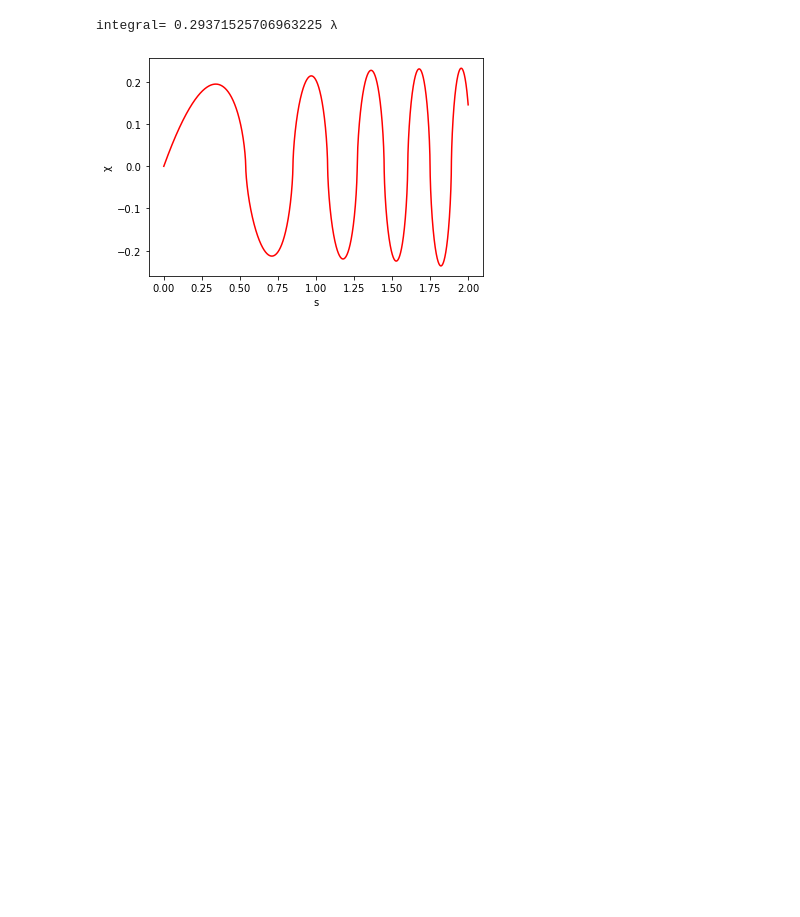
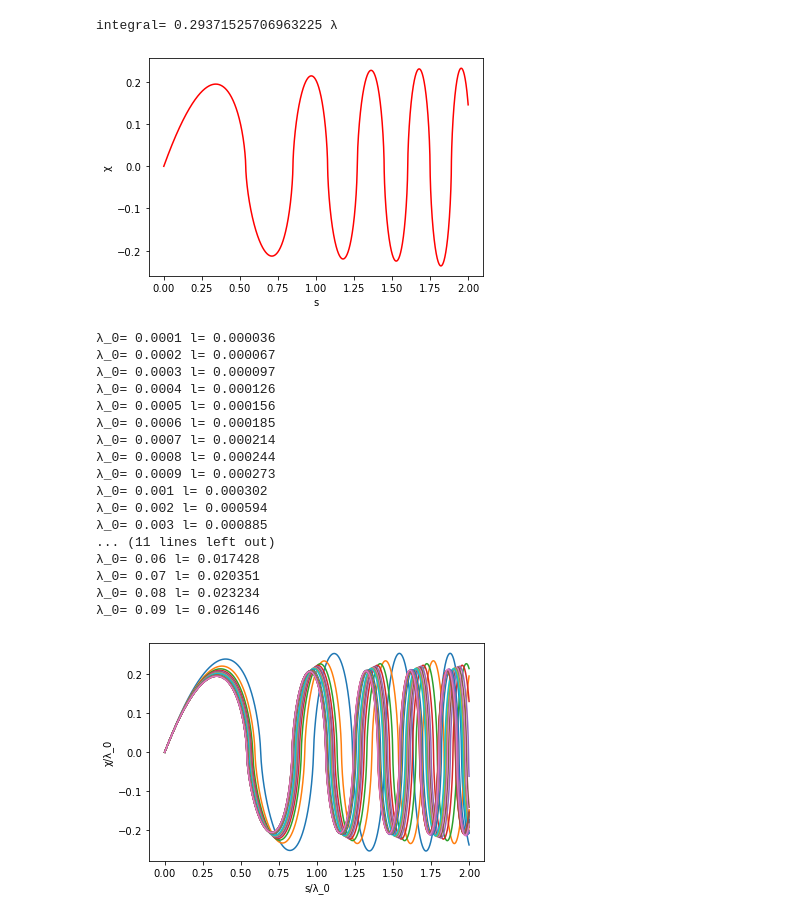
Before and after one commit to pratibhajangra591/Ifca-github, a Jupyter notebook: tidal forces on the binary.ipynb, the cells around one changed output. Cells and saved outputs as stored; diff of their text form; code cells hidden in the pictures; blank space fills up the shorter version.

```diff
--- a/tidal forces on the binary.ipynb
+++ b/tidal forces on the binary.ipynb
@@ -35,4 +46,50 @@ plt.show()
 # %% [output]
 integral= 0.29371525706963225 λ
 [figure]
+# %%
+# Repoducing the result of eq.(14) (with λ-values) in research paper "The merger rate of
+# primordial-black-hole binaries".
+
+
+
+λ_list=[0.0001,0.0002,0.0003,0.0004,0.0005,0.0006,0.0007,0.0008,0.0009,0.001,0.002,0.003,0.004,
+          0.005,0.006,0.007,0.008,0.009,0.01,0.02,0.03,0.04,0.05,0.06,0.07,0.08,0.09]
+for λ_0 in λ_list:
+    def f(u,s):
+        return [u[1], ((s*u[1]-u[0])/(s**2))-((u[0]*(s**2))/(λ_0*((u[0]**2+b**2)**(3/2))))]
+    b=1e-6
+    separation0= [1e-12,1]
+    ss= np.linspace(1e-12,(6*λ_0)/3,1000000)  # not right as the final value of scale factor, s does not corresponds to the
+                                   # radiation domintaion era.
+    us= odeint(f,separation0,ss)
+    separations= us[:,0]
+    s_list=ss.tolist()
+    χ=separations**2
+    s_telda=ss**2
+    integrand=(χ/s_telda)
+    Y=np.trapz(integrand,s_list)
+    print("λ_0=",λ_0,"l=",'%0.6f'%Y)
+    plt.plot(ss/λ_0,separations/λ_0,'')
+    plt.xlabel('s/λ_0')
+    plt.ylabel('χ/λ_0')
+plt.show()
+# %% [output]
+λ_0= 0.0001 l= 0.000036
+λ_0= 0.0002 l= 0.000067
+λ_0= 0.0003 l= 0.000097
+λ_0= 0.0004 l= 0.000126
+λ_0= 0.0005 l= 0.000156
+λ_0= 0.0006 l= 0.000185
+λ_0= 0.0007 l= 0.000214
+λ_0= 0.0008 l= 0.000244
+λ_0= 0.0009 l= 0.000273
+λ_0= 0.001 l= 0.000302
+λ_0= 0.002 l= 0.000594
+λ_0= 0.003 l= 0.000885
+... (11 lines left out)
+λ_0= 0.06 l= 0.017428
+λ_0= 0.07 l= 0.020351
+λ_0= 0.08 l= 0.023234
+λ_0= 0.09 l= 0.026146
+[figure, added]
 # %%
```
Also changed, not shown: parts of 6 cells of this notebook.
